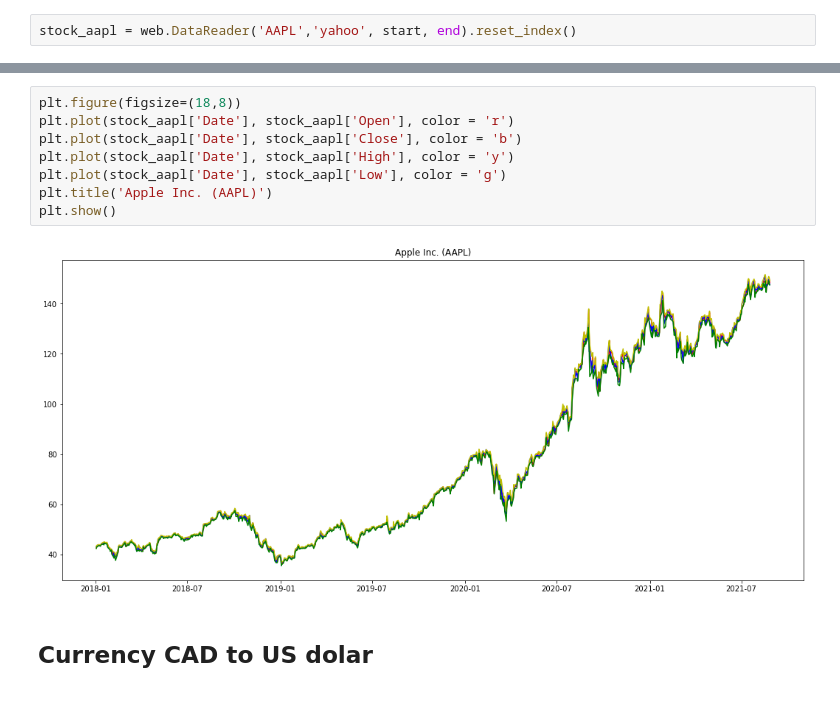
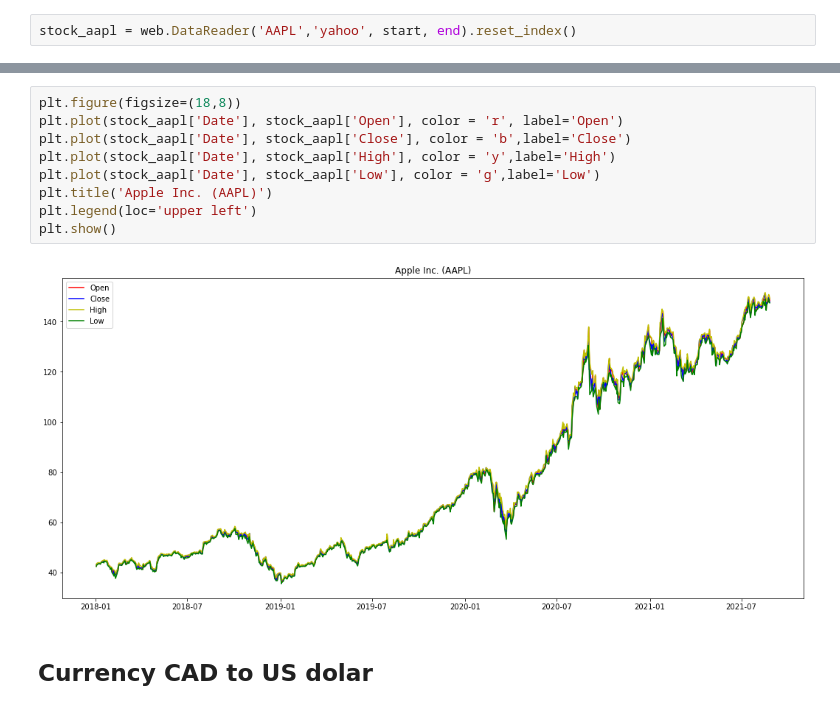
Before and after one commit to flaakira/Web_scraping, a Jupyter notebook: currency_stock/webscraping-currency-or-stock.ipynb, the cells around one changed output, grey strips where cells are left out. Drawn from its saved outputs; the diff is of its cells as text.

```diff
--- a/currency_stock/webscraping-currency-or-stock.ipynb
+++ b/currency_stock/webscraping-currency-or-stock.ipynb
@@ -70,13 +72,14 @@ stock_pbr.tail()
 # %%
 plt.figure(figsize=(18,8))
-plt.plot(stock_aapl['Date'], stock_aapl['Open'], color = 'r')
-plt.plot(stock_aapl['Date'], stock_aapl['Close'], color = 'b')
-plt.plot(stock_aapl['Date'], stock_aapl['High'], color = 'y')
-plt.plot(stock_aapl['Date'], stock_aapl['Low'], color = 'g')
+plt.plot(stock_aapl['Date'], stock_aapl['Open'], color = 'r', label='Open')
+plt.plot(stock_aapl['Date'], stock_aapl['Close'], color = 'b',label='Close')
+plt.plot(stock_aapl['Date'], stock_aapl['High'], color = 'y',label='High')
+plt.plot(stock_aapl['Date'], stock_aapl['Low'], color = 'g',label='Low')
 plt.title('Apple Inc. (AAPL)')
+plt.legend(loc='upper left')
 plt.show()
 # %% [output]
-[figure, old version]
+[figure, new version]
 # %% [markdown]
 ## Currency CAD to US dolar
 # %%
```
Also changed, not shown: parts of 9 cells of this notebook.
